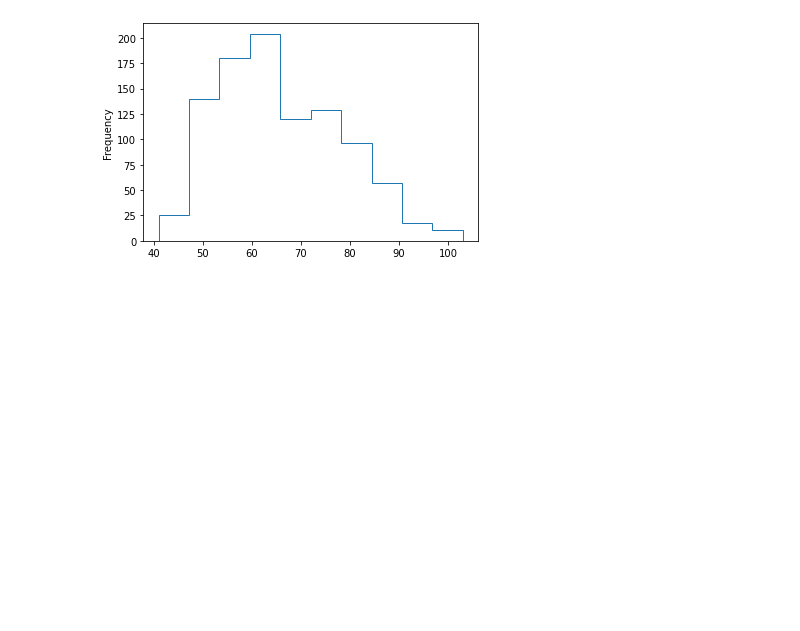
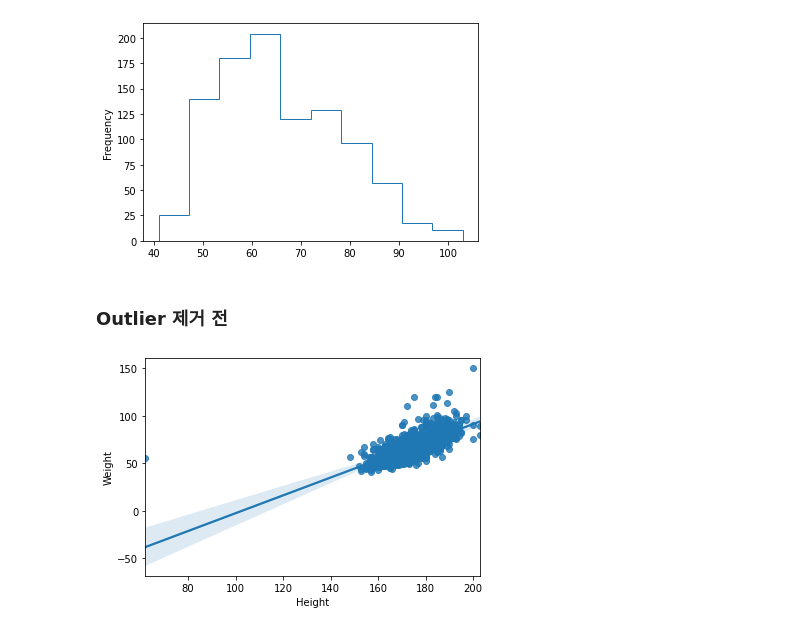
Before and after one commit to yangoos57/dataStudy, a Jupyter notebook: ML/Hands_On_Data_preprocessing_in_python/Part3/ch11 missing value & outlier .ipynb, the cells around one changed output. Drawn from its saved outputs; the diff is of its cells as text; code cells hidden in the pictures; blank space fills up the shorter version.

```diff
--- a/ML/Hands_On_Data_preprocessing_in_python/Part3/ch11.ipynb
+++ b/ML/Hands_On_Data_preprocessing_in_python/Part3/ch11 missing value & outlier .ipynb
@@ -297,3 +317,10 @@ plt.show()
 # %% [output]
 [figure]
 [figure]
+# %% [markdown]
+### Outlier 제거 전
+# %%
+sns.regplot(x='Height', y='Weight', data=responses_df)
+plt.show()
+# %% [output]
+[figure, added]
```
Also changed, not shown: parts of 44 cells of this notebook, 6 other files.
